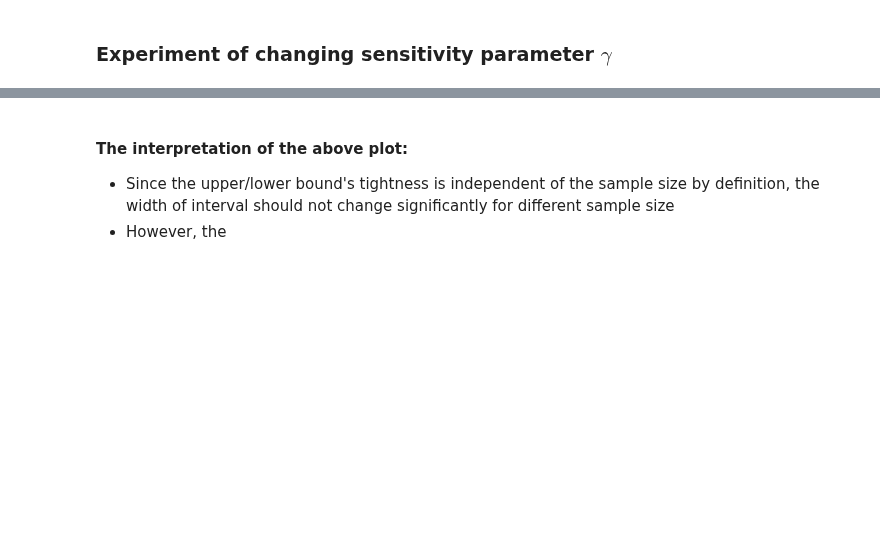
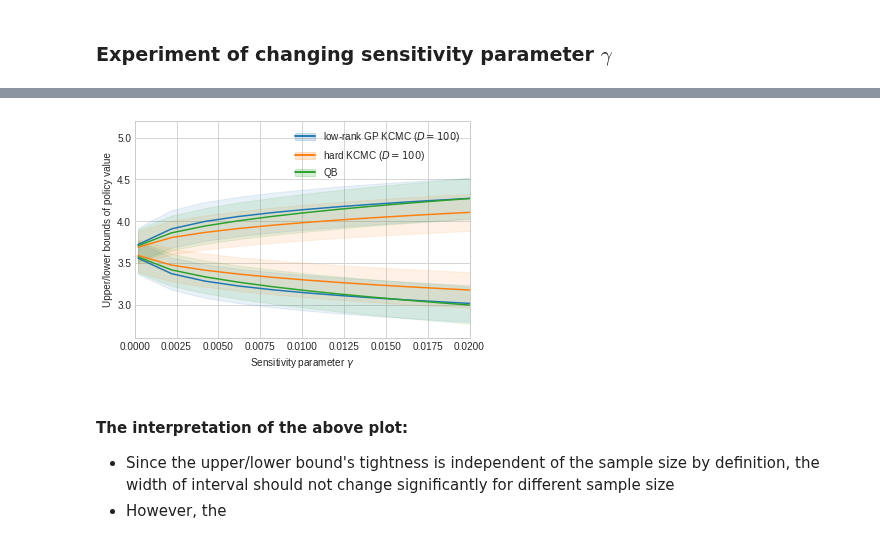
Before and after one commit to kstoneriv3/confounding-robust-inference, a Jupyter notebook: notebooks/Experiment_Policy_Evaluation_f_Divergence.ipynb, the cells around one changed output, grey strips where cells are left out. Saved outputs shown, nothing was run; the diff lists cells and outputs as text; code cells hidden in the pictures; blank space fills up the shorter version.

```diff
--- a/notebooks/Experiment_Policy_Evaluation_f_Divergence.ipynb
+++ b/notebooks/Experiment_Policy_Evaluation_f_Divergence.ipynb
@@ -24,7 +24,7 @@ kcmc.estimators.f_divergences
  'Neyman chi squared',
  'total variation']
 # %%
-F_DIVERGENCE = 'KL'
+F_DIVERGENCE = 'Jensen-Shannon'
 # %%
 MAX_GAMMA = {
     'KL': 0.02,
@@ -53,7 +53,7 @@ def toy_policy(X, T):
 Y, T, X, _, _, _ = generate_data(1000)
 p_t = estimate_p_t(X, T)
 _, w_guess = confounding_robust_estimator(
-    Y, T, X, p_t, toy_policy, gamma=MAX_GAMMA[F_DIVERGENCE] * 0.5,
+    Y, T, X, p_t, toy_policy, gamma=MAX_GAMMA[F_DIVERGENCE] * 0.01,
     hajek_const=True, return_w=True, normalize_p_t=True,
     f_const=True, f_divergence=F_DIVERGENCE,
 )
@@ -132,28 +137,34 @@ grid_gamma = df.gamma.unique()
 df_grouped = df.groupby(by=['log_info', 'gamma'])['lower_bound', 'upper_bound']
 values_mean = df_grouped.mean()
 values_std = df_grouped.std()
+# %%
+# due to the numerical rounding, some of the original values are invalid indices
+grid_gamma = sorted(set(tup[1] for tup in df_grouped.indices))
 # %%
 colors = {method: tab10((0.5 + i) / 10) for i, method in enumerate(grid_methods.keys())}
 legend_targets = []
-legend_tags = ["ZSB", "low-rank GP KCMC ($D=100$)", "hard KCMC ($D=100$)", "QB"]
+legend_tags = ["low-rank GP KCMC ($D=100$)", "hard KCMC ($D=100$)", "QB", "ZSB"]
 
 for method_name in grid_methods.keys():
     upper = np.array([values_mean.loc[(method_name, gamma)]['upper_bound'] for gamma in grid_gamma])
     lower = np.array([values_mean.loc[(method_name, gamma)]['lower_bound'] for gamma in grid_gamma])
     dupper = np.array([values_std.loc[(method_name, gamma)]['upper_bound'] for gamma in grid_gamma])
     dlower = np.array([values_std.loc[(method_name, gamma)]['lower_bound'] for gamma in grid_gamma])
     c = colors[method_name]
     upper_line = plt.plot(grid_gamma, upper, c=c)[0]
     lower_line = plt.plot(grid_gamma, lower, c=c)[0]
     upper_band = plt.fill_between(grid_gamma, upper + dupper, upper - dupper, color=c, alpha=0.1)
     lower_band = plt.fill_between(grid_gamma, lower + dlower, lower - dlower, color=c, alpha=0.1)
     legend_targets.append((upper_line, lower_line, upper_band, lower_band))
 
 plt.legend(legend_targets, legend_tags)
 plt.xlabel(r"Sensitivity parameter $\gamma$")
 plt.ylabel(r"Upper/lower bounds of policy value")
-plt.xlim([1.0, 2.0])
+plt.xlim([0, MAX_GAMMA[F_DIVERGENCE]])
+plt.ylim([2.6, 5.2])
 plt.savefig(f'logs/policy_evaluation_synthetic_binary_changing_gamma_{F_DIVERGENCE}.pdf')
+# %% [output]
+[figure, added]
 # %% [markdown]
 #### The interpretation of the above plot:
 - Since the upper/lower bound's tightness is independent of the sample size by definition, the width of interval should not change significantly for different sample size
```
Also changed, not shown: parts of 12 cells of this notebook, 4 other files.
